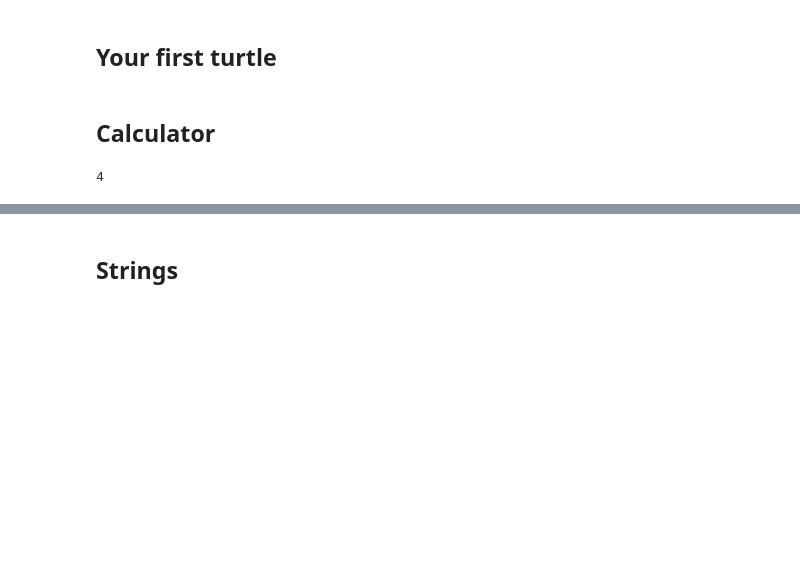
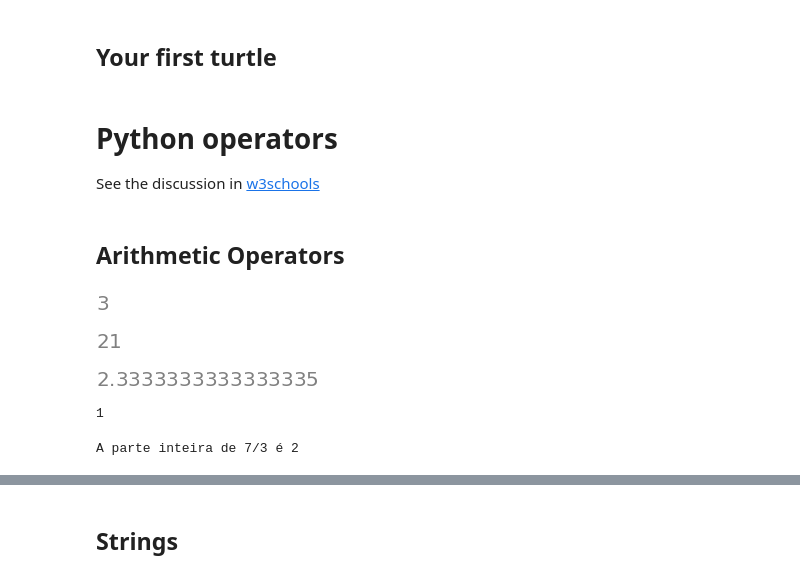
Before and after one commit to reisportela/PythonCourse, a Jupyter notebook: PythonCourse.ipynb, the cells around one changed output, grey strips where cells are left out. Drawn from its saved outputs; the diff is of its cells as text; code cells hidden in the pictures; blank space fills up the shorter version.

```diff
--- a/PythonCourse.ipynb
+++ b/PythonCourse.ipynb
@@ -133,9 +130,34 @@ t.forward(100)
 #from mobilechelonian import Turtle
 #t = Turtle()
 #t.forward(100)
-# %% [markdown]
-## Calculator
+# %% [markdown]
+# Python operators
+
+See the discussion in [w3schools](https://www.w3schools.com/python/python_operators.asp)
+# %% [markdown]
+## Arithmetic Operators
 # %%
-2+2
+2+2-1
 # %% [output]
-4
+[figure, added]
+# %%
+7 * 3
+# %% [output]
+[figure, added]
+# %%
+# Division
+7/3
+# %% [output]
+[figure, added]
+# %%
+# Modulus: the remainder after dividing one number by another
+print(7 % 3)
+# %% [output]
+1
+# %%
+#Floor division: it returns the largest possible integer
+a,b = 7,3
+sentence = "A parte inteira de {}/{} é".format(a,b)
+print(sentence,a//b)
+# %% [output]
+A parte inteira de 7/3 é 2
```
Also changed, not shown: parts of 24 cells of this notebook.
